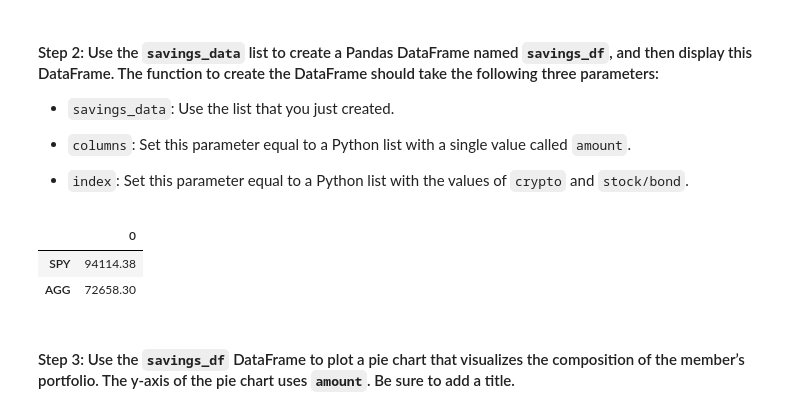
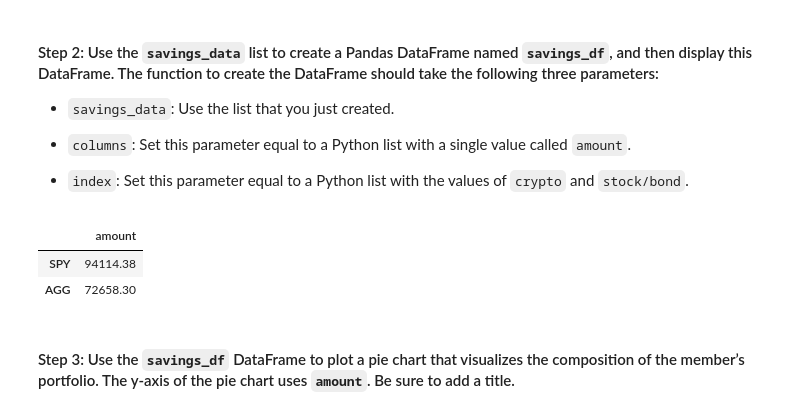
Before and after one commit to lindseyhardouin/Challenge_5, a Jupyter notebook: financial_planning_tools.ipynb, the cells around one changed output. Cells and saved outputs as stored; diff of their text form; code cells hidden in the pictures.

```diff
--- a/financial_planning_tools.ipynb
+++ b/financial_planning_tools.ipynb
@@ -397,17 +397,18 @@ savings_data
 # %%
 # Create a Pandas DataFrame called savings_df
 
 savings_df = pd.DataFrame(
     savings_data,
+    columns=[amount],
     index=tickers,
     )
 
 
 # Display the savings_df DataFrame
 
 savings_df
 # %% [output]
-|  | 0 |
+|  | amount |
 | SPY | 94114.38 |
 | AGG | 72658.30 |
 # %% [markdown]
```
Also changed, not shown: parts of 1 cell of this notebook.
